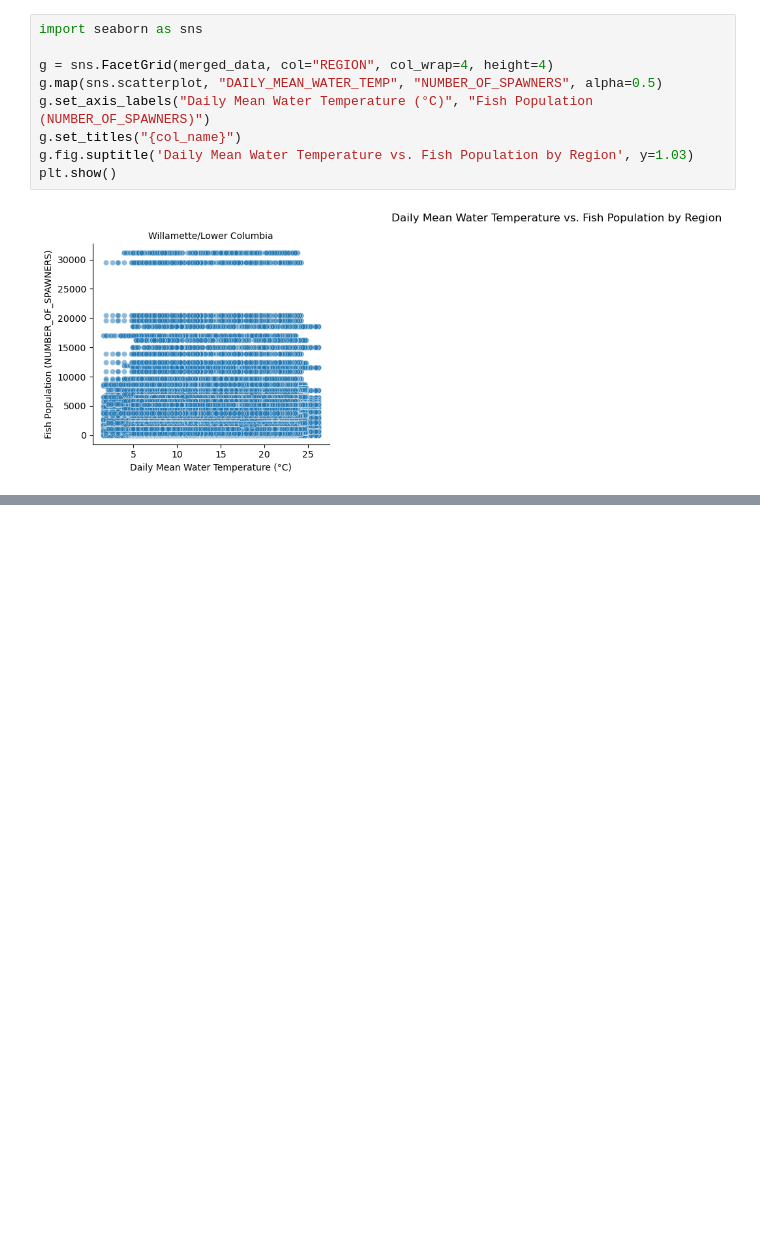
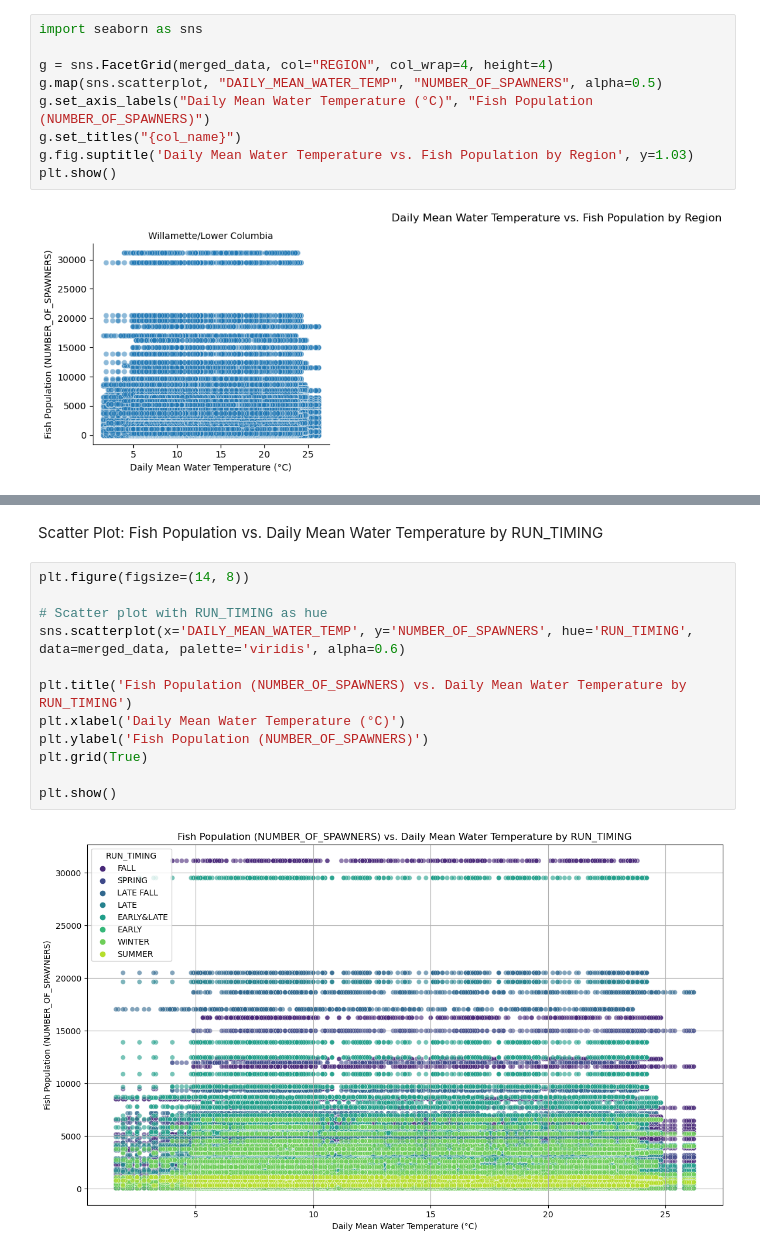
Before and after one commit to jackthomas1430/Project_3_Fish, a Jupyter notebook: fish-notebook.ipynb, the cells around one changed output, grey strips where cells are left out. Saved outputs shown, nothing was run; the diff lists cells and outputs as text; blank space fills up the shorter version.

```diff
--- a/fish-notebook.ipynb
+++ b/fish-notebook.ipynb
@@ -200,0 +241,16 @@ plt.show()
+# %% [markdown]
+Scatter Plot: Fish Population vs. Daily Mean Water Temperature by RUN_TIMING
+# %%
+plt.figure(figsize=(14, 8))
+
+# Scatter plot with RUN_TIMING as hue
+sns.scatterplot(x='DAILY_MEAN_WATER_TEMP', y='NUMBER_OF_SPAWNERS', hue='RUN_TIMING', data=merged_data, palette='viridis', alpha=0.6)
+
+plt.title('Fish Population (NUMBER_OF_SPAWNERS) vs. Daily Mean Water Temperature by RUN_TIMING')
+plt.xlabel('Daily Mean Water Temperature (°C)')
+plt.ylabel('Fish Population (NUMBER_OF_SPAWNERS)')
+plt.grid(True)
+
+plt.show()
+# %% [output]
+[figure, added]
```
Also changed, not shown: parts of 11 cells of this notebook.
